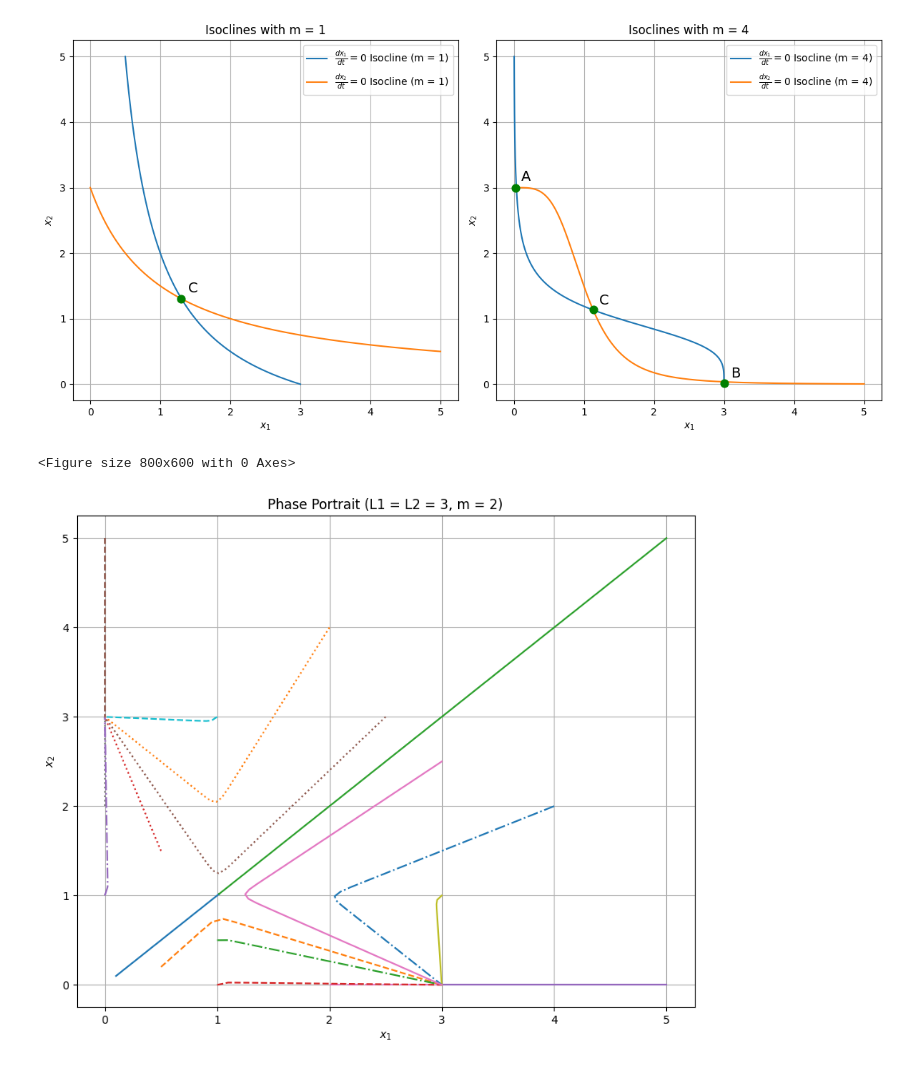
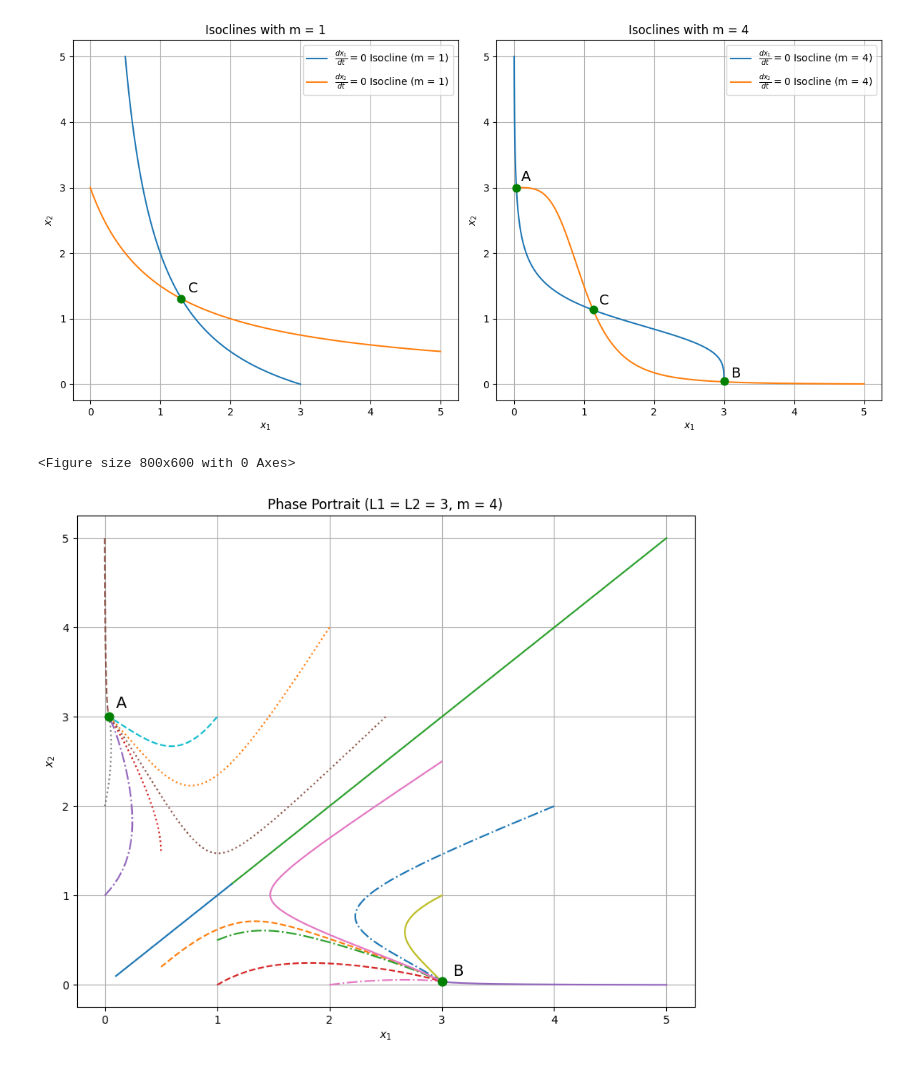
Before and after one commit to GrateJastes/scipy, a Jupyter notebook: figures.ipynb, the cells around one changed output. Saved outputs shown, nothing was run; the diff lists cells and outputs as text; code cells hidden in the pictures.

```diff
--- a/figures.ipynb
+++ b/figures.ipynb
@@ -75,33 +75,42 @@ def func(X, t):
     dx2_dt = (L2 / (1 + x1 ** m_3)) - x2
 
     return [dx1_dt, dx2_dt]
 
 t = np.linspace(0, 20, 400)
 
 plt.figure(figsize=(8, 6))
 
 initial_conditions = [
     [0.1, 0.1], [0.5, 0.2], [1, 0.5],
     [0.5, 1.5], [5, 0], [0, 5], [2, 0],
     [0, 2], [3, 1], [1, 3], [4, 2], [2, 4],
     [5, 5], [1, 0], [0, 1], [2.5, 3], [3, 2.5]
 ]
 
 line_styles = ['-', '--', '-.', ':']
 
 # Plotting the phase portrait
 plt.figure(figsize=(10, 8))
 
 for i, X0 in enumerate(initial_conditions):
     X = odeint(func, X0, t)
     plt.plot(X[:, 0], X[:, 1], linestyle=line_styles[i % len(line_styles)])
 
 plt.xlabel('$x_1$')
 plt.ylabel('$x_2$')
-plt.title('Phase Portrait (L1 = L2 = 3, m = 2)')
+plt.title('Phase Portrait (L1 = L2 = 3, m = 4)')
 plt.grid()
-plt.savefig('figure_2.png')
+
+### point A
+plt.scatter(0.035, 3, color='green', s=60, zorder=5)
+plt.text(0.1, 3.1, 'A', fontsize=14)
+
+### point B
+plt.scatter(3, 0.035,  color='green', s=60, zorder=5)
+plt.text(3.1, 0.1,  'B', fontsize=14)
+
+plt.savefig('images/m4_phase.png')
 plt.show()
 # %% [output]
 <Figure size 800x600 with 0 Axes>
-[figure, old version]
+[figure, new version]
```
Also changed, not shown: parts of 1 cell of this notebook.
